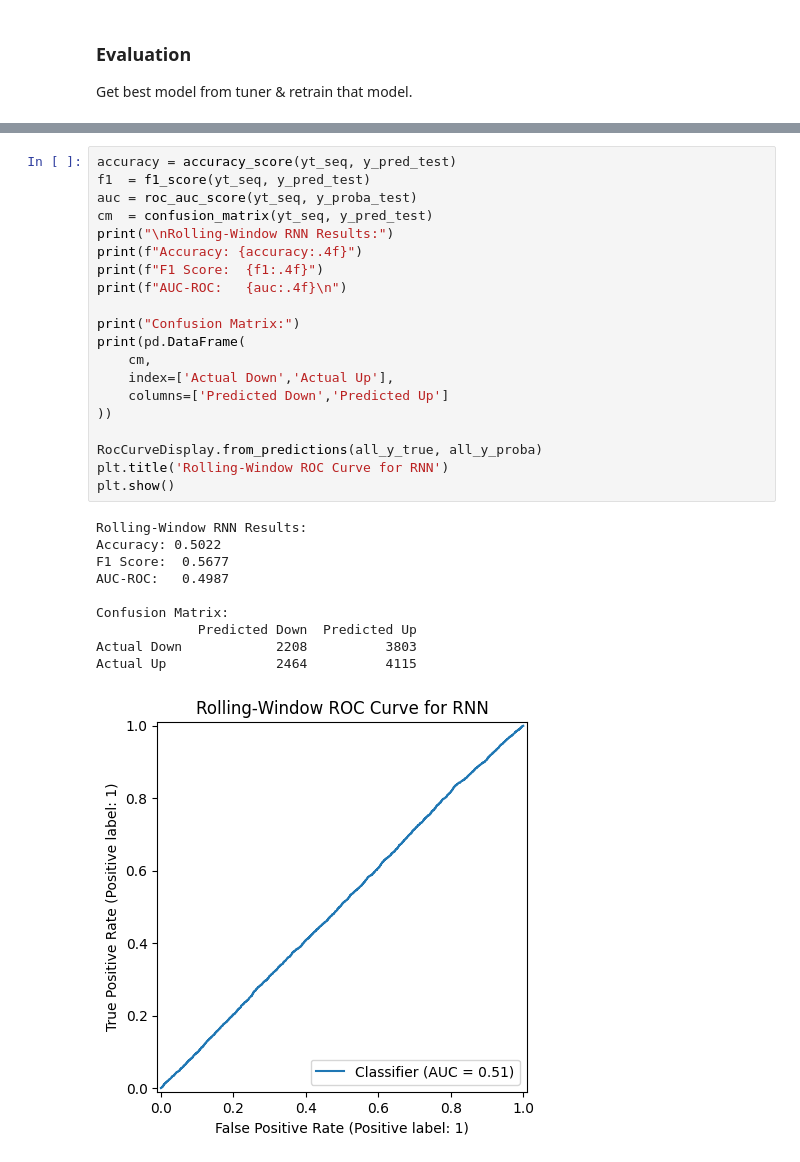
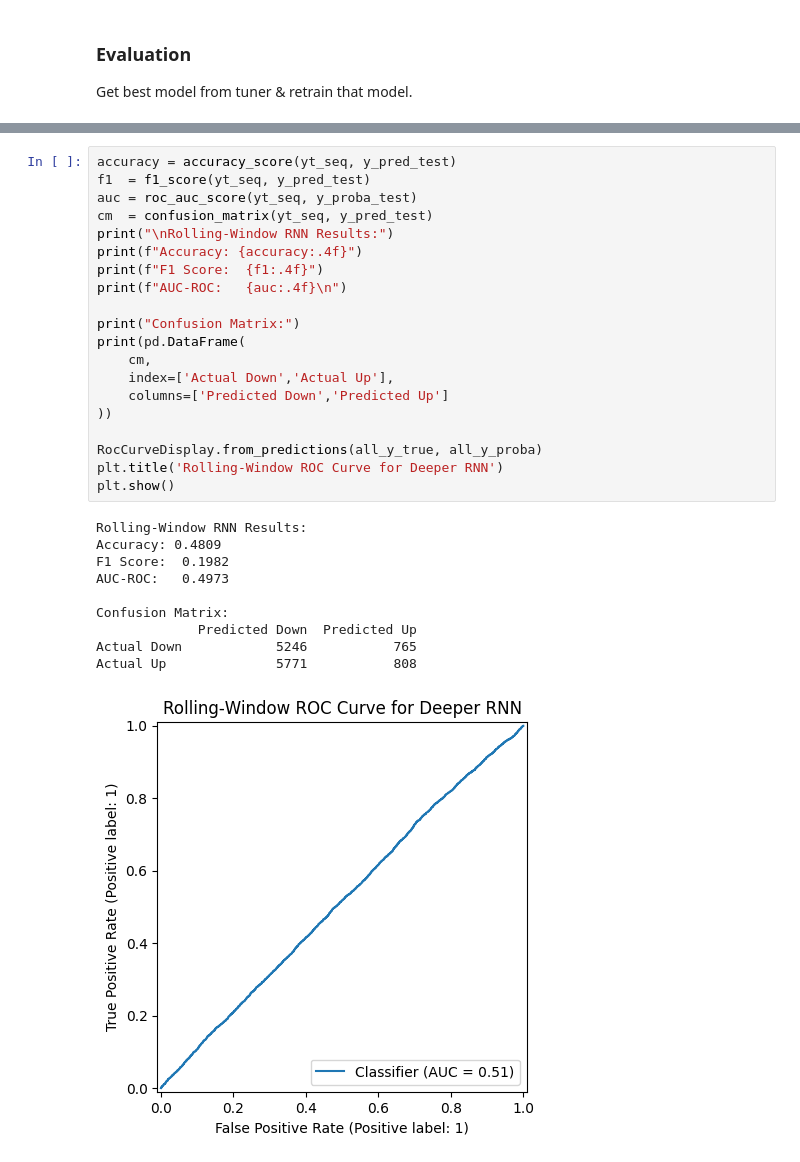
Before and after one commit to brandono7/stock_price_prediction, a Jupyter notebook: RNN/RNN.ipynb, the cells around one changed output, grey strips where cells are left out. Saved outputs shown, nothing was run; the diff lists cells and outputs as text.

```diff
--- a/RNN/RNN.ipynb
+++ b/RNN/RNN.ipynb
@@ -468,31 +462,31 @@ Epoch 10/10
 # %%
 accuracy = accuracy_score(yt_seq, y_pred_test)
 f1  = f1_score(yt_seq, y_pred_test)
 auc = roc_auc_score(yt_seq, y_proba_test)
 cm  = confusion_matrix(yt_seq, y_pred_test)
 print("\nRolling‑Window RNN Results:")
 print(f"Accuracy: {accuracy:.4f}")
 print(f"F1 Score:  {f1:.4f}")
 print(f"AUC‑ROC:   {auc:.4f}\n")
 
 print("Confusion Matrix:")
 print(pd.DataFrame(
     cm,
     index=['Actual Down','Actual Up'],
     columns=['Predicted Down','Predicted Up']
 ))
 
 RocCurveDisplay.from_predictions(all_y_true, all_y_proba)
-plt.title('Rolling‑Window ROC Curve for RNN')
+plt.title('Rolling‑Window ROC Curve for Deeper RNN')
 plt.show()
 # %% [output]
 Rolling‑Window RNN Results:
-Accuracy: 0.5022
-F1 Score:  0.5677
-AUC‑ROC:   0.4987
+Accuracy: 0.4809
+F1 Score:  0.1982
+AUC‑ROC:   0.4973
 
 Confusion Matrix:
              Predicted Down  Predicted Up
-Actual Down            2208          3803
-Actual Up              2464          4115
+Actual Down            5246           765
+Actual Up              5771           808
-[figure, old version]
+[figure, new version]
```
Also changed, not shown: parts of 27 cells of this notebook.
